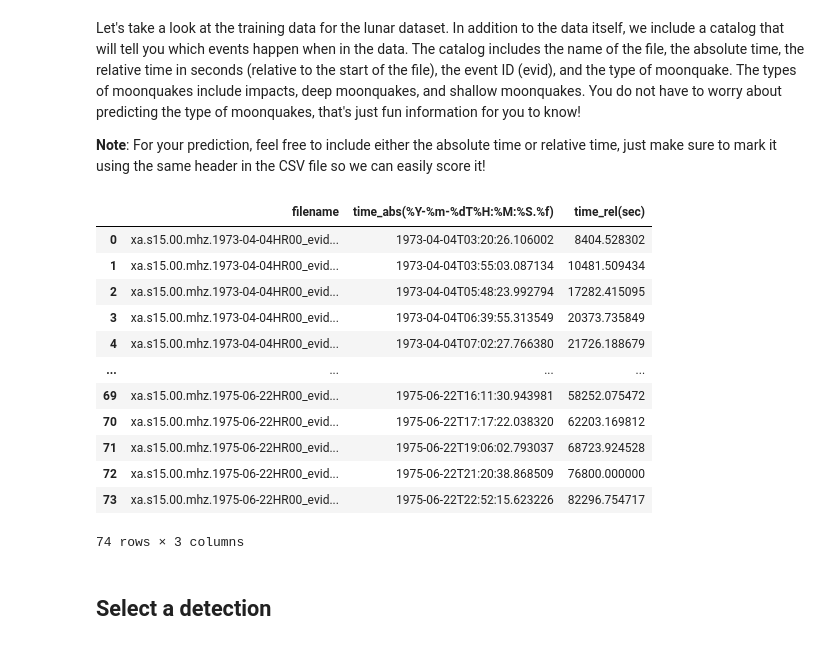
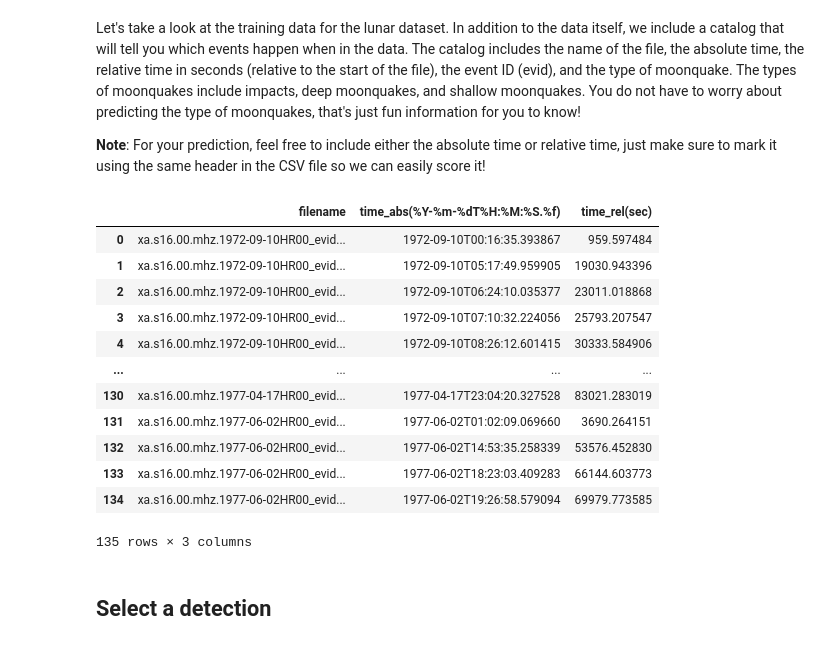
Before and after one commit to Khagendra01/NASA-HACK-SEISMO-DETECTION, a Jupyter notebook: machine-learning/demo_notebook.ipynb, the cells around one changed output. Drawn from its saved outputs; the diff is of its cells as text; code cells hidden in the pictures.

```diff
--- a/machine-learning/demo_notebook.ipynb
+++ b/machine-learning/demo_notebook.ipynb
@@ -16,24 +16,24 @@ Let's take a look at the training data for the lunar dataset. In addition to the
 **Note**: For your prediction, feel free to include either the absolute time or relative time, just make sure to mark it using the same header in the CSV file so we can easily score it!
 # %%
 cat_directory = './data/test/'
-dt = 'S15_GradeA'
+dt = 'S16_GradeA'
 cat_file = cat_directory + dt + '.csv'
 cat = pd.read_csv(cat_file)
 cat
 # %% [output]
 |  | filename | time_abs(%Y-%m-%dT%H:%M:%S.%f) | time_rel(sec) |
-| 0 | xa.s15.00.mhz.1973-04-04HR00_evid... | 1973-04-04T03:20:26.106002 | 8404.528302 |
-| 1 | xa.s15.00.mhz.1973-04-04HR00_evid... | 1973-04-04T03:55:03.087134 | 10481.509434 |
-| 2 | xa.s15.00.mhz.1973-04-04HR00_evid... | 1973-04-04T05:48:23.992794 | 17282.415095 |
-| 3 | xa.s15.00.mhz.1973-04-04HR00_evid... | 1973-04-04T06:39:55.313549 | 20373.735849 |
-| 4 | xa.s15.00.mhz.1973-04-04HR00_evid... | 1973-04-04T07:02:27.766380 | 21726.188679 |
+| 0 | xa.s16.00.mhz.1972-09-10HR00_evid... | 1972-09-10T00:16:35.393867 | 959.597484 |
+| 1 | xa.s16.00.mhz.1972-09-10HR00_evid... | 1972-09-10T05:17:49.959905 | 19030.943396 |
+| 2 | xa.s16.00.mhz.1972-09-10HR00_evid... | 1972-09-10T06:24:10.035377 | 23011.018868 |
+| 3 | xa.s16.00.mhz.1972-09-10HR00_evid... | 1972-09-10T07:10:32.224056 | 25793.207547 |
+| 4 | xa.s16.00.mhz.1972-09-10HR00_evid... | 1972-09-10T08:26:12.601415 | 30333.584906 |
 | ... | ... | ... | ... |
-| 69 | xa.s15.00.mhz.1975-06-22HR00_evid... | 1975-06-22T16:11:30.943981 | 58252.075472 |
-| 70 | xa.s15.00.mhz.1975-06-22HR00_evid... | 1975-06-22T17:17:22.038320 | 62203.169812 |
-| 71 | xa.s15.00.mhz.1975-06-22HR00_evid... | 1975-06-22T19:06:02.793037 | 68723.924528 |
-| 72 | xa.s15.00.mhz.1975-06-22HR00_evid... | 1975-06-22T21:20:38.868509 | 76800.000000 |
-| 73 | xa.s15.00.mhz.1975-06-22HR00_evid... | 1975-06-22T22:52:15.623226 | 82296.754717 |
+| 130 | xa.s16.00.mhz.1977-04-17HR00_evid... | 1977-04-17T23:04:20.327528 | 83021.283019 |
+| 131 | xa.s16.00.mhz.1977-06-02HR00_evid... | 1977-06-02T01:02:09.069660 | 3690.264151 |
+| 132 | xa.s16.00.mhz.1977-06-02HR00_evid... | 1977-06-02T14:53:35.258339 | 53576.452830 |
+| 133 | xa.s16.00.mhz.1977-06-02HR00_evid... | 1977-06-02T18:23:03.409283 | 66144.603773 |
+| 134 | xa.s16.00.mhz.1977-06-02HR00_evid... | 1977-06-02T19:26:58.579094 | 69979.773585 |
-74 rows × 3 columns
+135 rows × 3 columns
 # %% [markdown]
 ## Select a detection
 # %% [markdown]
```
Also changed, not shown: parts of 14 cells of this notebook, 24 other files.
